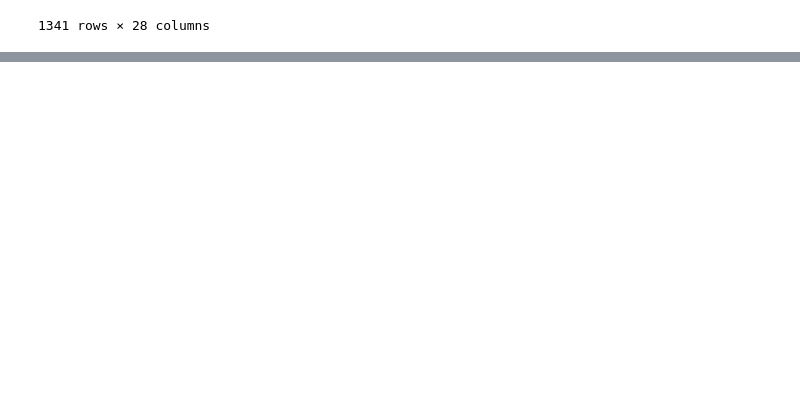
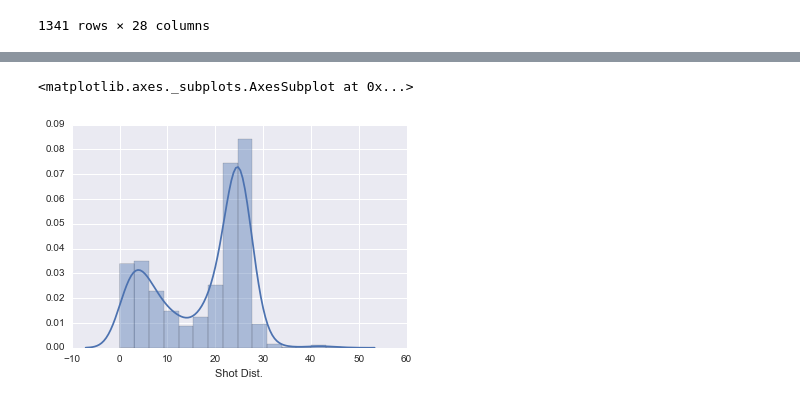
Before and after one commit to billmwong/FiveThirtyGreat, a Jupyter notebook: shot_predictor.ipynb, the cells around one changed output, grey strips where cells are left out. Cells and saved outputs as stored; diff of their text form; code cells hidden in the pictures; blank space fills up the shorter version.

```diff
--- a/shot_predictor.ipynb
+++ b/shot_predictor.ipynb
@@ -326,0 +312,5 @@ Log_loss 0.651041826938
+# %%
+sns.distplot(transformed["Shot Dist."].apply(lambda x: float(x)))
+# %% [output]
+<matplotlib.axes._subplots.AxesSubplot at 0x...>
+[figure, added]
```
Also changed, not shown: parts of 20 cells of this notebook, 1 other file.
